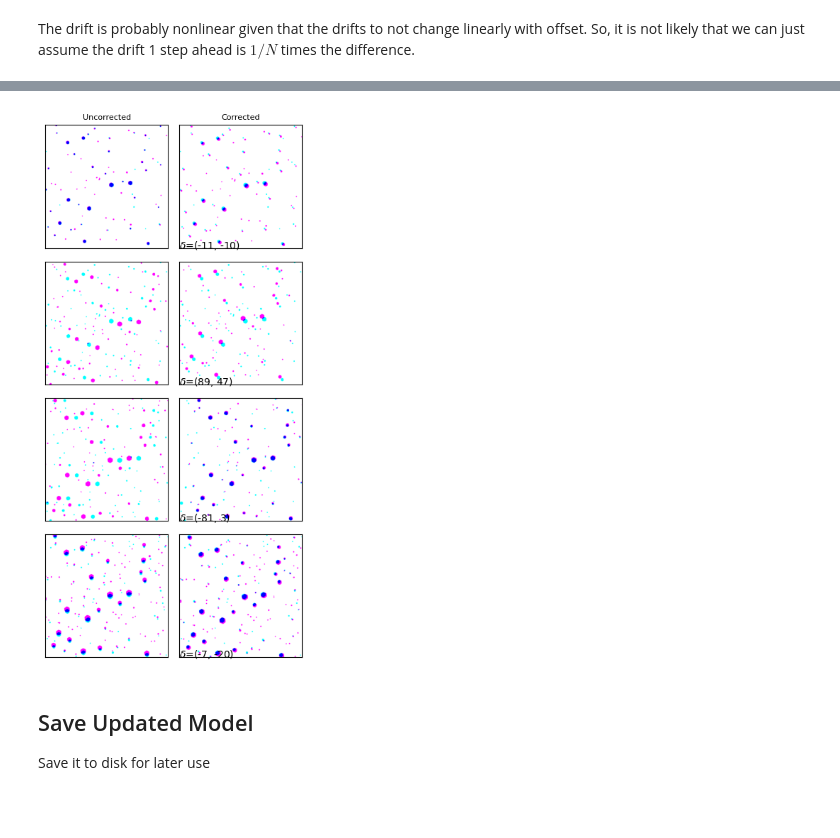
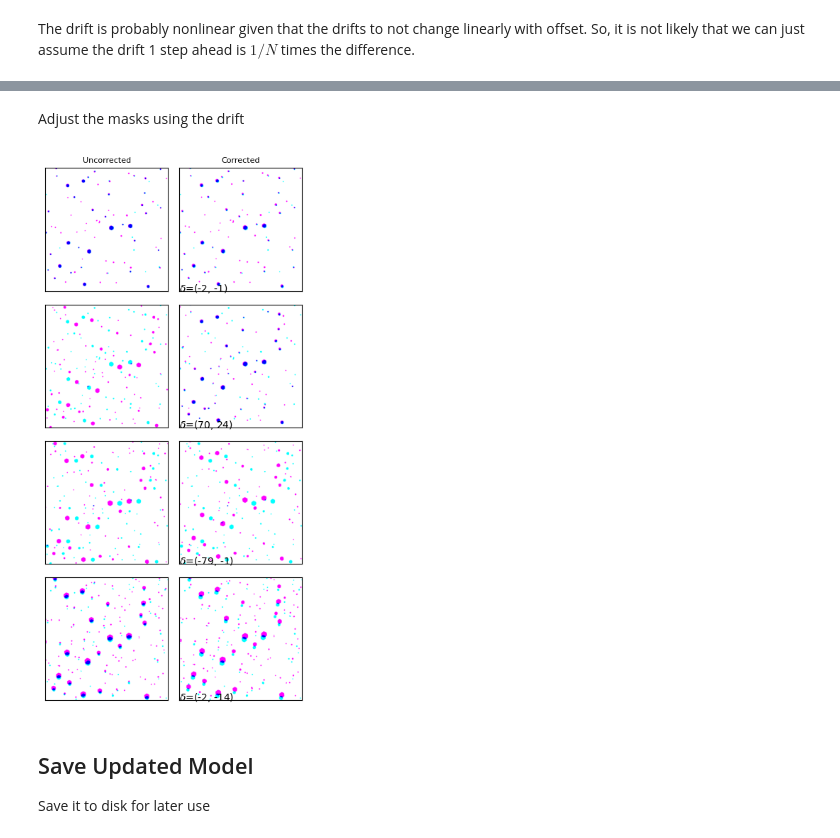
Before and after one commit to globus-labs/real-time-defect-analysis, a Jupyter notebook: notebooks/visualize-tracking/0_segment-then-align.ipynb, the cells around one changed output, grey strips where cells are left out. Drawn from its saved outputs; the diff is of its cells as text; code cells hidden in the pictures; blank space fills up the shorter version.

```diff
--- a/notebooks/visualize-tracking/0_segment-then-align.ipynb
+++ b/notebooks/visualize-tracking/0_segment-then-align.ipynb
@@ -356,0 +207,3 @@ The drift seems to have a general trend but is more aggresive.
+# %%
+%%time
+multiref_drift = compute_drifts_from_images_multiref(all_masks, offsets=(1, 2, 4, 8, 16), pbar=True)
@@ -356,0 +213,22 @@ The drift seems to have a general trend but is more aggresive.
+# %%
+fig, axs = plt.subplots(1, 3, figsize=(7.5, 2.5))
+
+for ax, i, l in zip(axs, range(2), ['x', 'y']):
+    ax.plot(total_drift[:, 1- i], 'k--', lw=0.5)
+    ax.plot(multiref_drift[:, 1- i], '-')
+    ax.set_xlabel('Frame')
+    ax.set_ylabel(l + ' drift')
+
+axs[2].scatter(total_drift[:, 1], total_drift[:, 0], c=np.arange(total_drift.shape[0]), s=0.5, cmap='gray_r', label='Single Ref')
+axs[2].scatter(multiref_drift[:, 1], multiref_drift[:, 0], c=np.arange(total_drift.shape[0]), s=1, label='Multi Ref')
+axs[2].set_xlabel('x drift')
+axs[2].set_ylabel('y drift')
+axs[2].legend(fontsize=8)
+
+# Plot the drifts
+for ax in axs:
+    ax.set_xlim(ax.get_xlim())
+    ax.set_ylim(ax.get_ylim())
+
+fig.tight_layout()
+fig.savefig(out_directory / 'figures/drift-from-fft-multi-refrence.png', dpi=320)
@@ -357,42 +237,45 @@ The drift seems to have a general trend but is more aggresive.
+# %% [markdown]
+Adjust the masks using the drift
+# %%
+shifted_masks = subtract_drift_from_images(all_masks, multiref_drift)
 # %%
 fig, axxs = plt.subplots(4, 2, figsize=(4, 8))
 
 
 axxs[0, 0].set_title('Uncorrected', fontsize=8)
 axxs[0, 1].set_title('Corrected', fontsize=8)
 
 for axs, (ind_1, ind_2) in zip(axxs, [(30, 60), (60, 120), (120, 240), (240, 480)]):
     # Load the masks
-    image_1 = imread_fun(images[ind_1])
-    image_2 = imread_fun(images[ind_2])
+    image_1 = all_masks[ind_1]
+    image_2 = all_masks[ind_2]
 
     # Estimate the relative drift
-    drift = drift_model(ind_2) - drift_model(ind_1)
+    drift = multiref_drift[ind_2] - multiref_drift[ind_1]
 
     for ax in axs:
         ax.set_yticks(ax.set_xticks([]))
 
     # Plot the original and new overlapped
     image = np.zeros((*image_1.shape[-2:], 3), dtype=np.uint8) + 255
-    image[:, :, 0] -= (image_1.any(axis=0) * 255).astype(np.uint8)
-    image[:, :, 1] -= (image_2.any(axis=0) * 255).astype(np.uint8)
+    image[:, :, 0] -= image_1
+    image[:, :, 1] -= image_2
     axs[0].imshow(image)
 
     # Plot the re-registered images
-    affine = AffineTransform(translation=drift)
-    image_2_shift = np.array(warp(image_2.any(axis=0), affine) * 255, dtype=np.uint8)
     image = np.zeros((*image_1.shape[-2:], 3), dtype=np.uint8) + 255
-    image[:, :, 0] -= (image_1.any(axis=0) * 255).astype(np.uint8)
-    image[:, :, 1] -= image_2_shift.astype(np.uint8)
+    image_2_shift = shifted_masks[ind_2]
+    image[:, :, 0] -= image_1
+    image[:, :, 1] -= image_2_shift
     axs[1].imshow(image)
     axs[1].text(0, 0, f'$\delta$=({drift[0]:.0f}, {drift[1]:.0f})', transform=axs[1].transAxes)
 
 
 
 fig.tight_layout()
 fig.savefig(out_directory / 'figures/drift-correlation-multi-reference.png', dpi=320)
 # %% [output]
-[figure, old version]
+[figure, new version]
 # %% [markdown]
 ## Save Updated Model
 Save it to disk for later use
```
Also changed, not shown: parts of 29 cells of this notebook, 23 other files.
